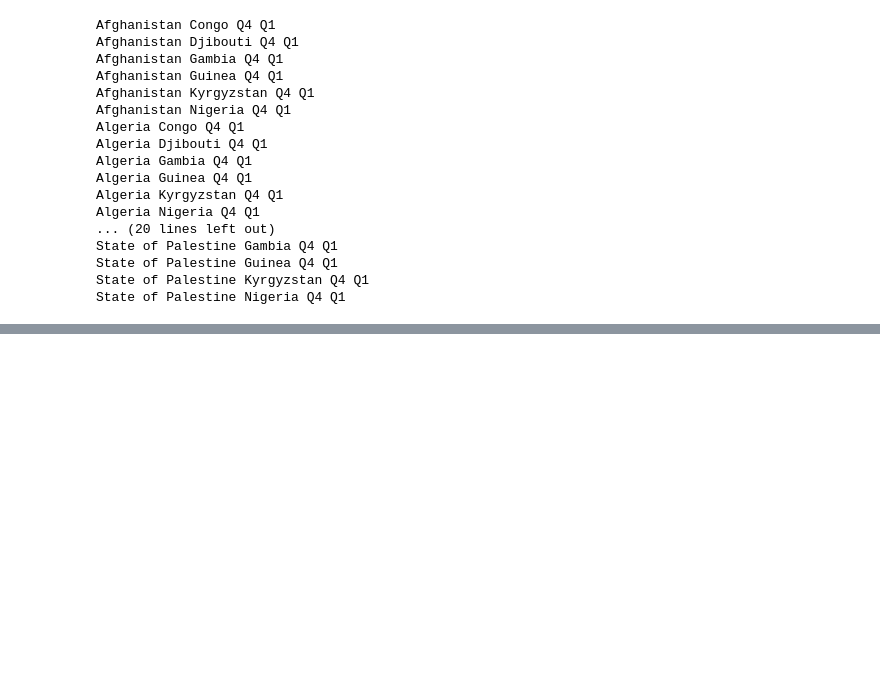
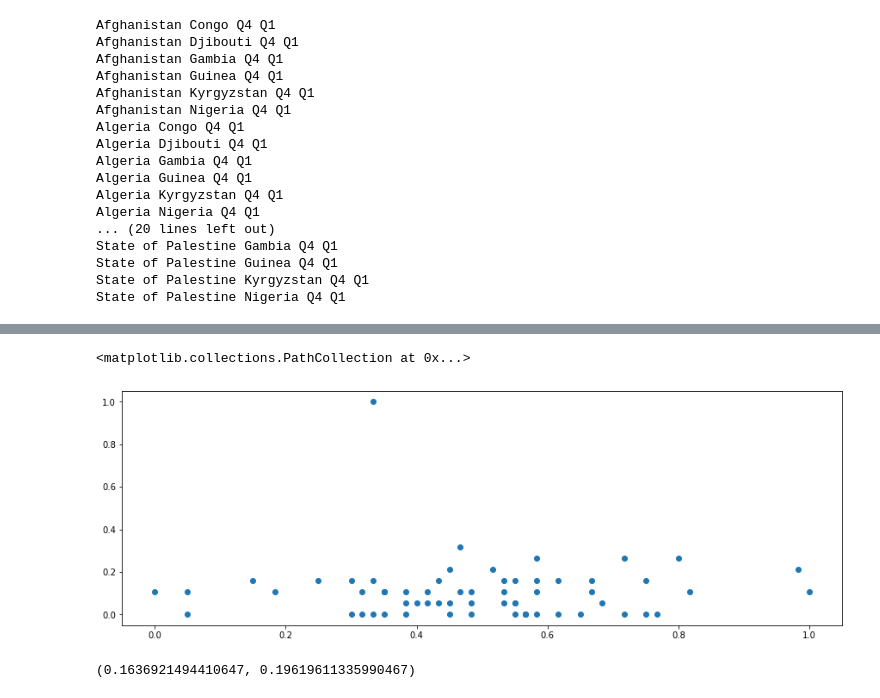
Before and after one commit to DarshanPangare/2021Fall_finals, a Jupyter notebook: FinalProject.ipynb, the cells around one changed output, grey strips where cells are left out. Cells and saved outputs as stored; diff of their text form; code cells hidden in the pictures; blank space fills up the shorter version.

```diff
--- a/FinalProject.ipynb
+++ b/FinalProject.ipynb
@@ -215,0 +374,11 @@ State of Palestine Nigeria Q4 Q1
+# %%
+plt.figure(figsize=(15,5))
+plt.scatter(result_df['Value - Price_shift'], result_df['count_storm'])
+# %% [output]
+<matplotlib.collections.PathCollection at 0x...>
+[figure, added]
+# %%
+#Calulated the pearsonr value to find the correlation and P value
+pearsonr(result_df['Value'], result_df['count_storm'])
+# %% [output]
+(0.1636921494410647, 0.19619611335990467)
```
Also changed, not shown: parts of 23 cells of this notebook.
